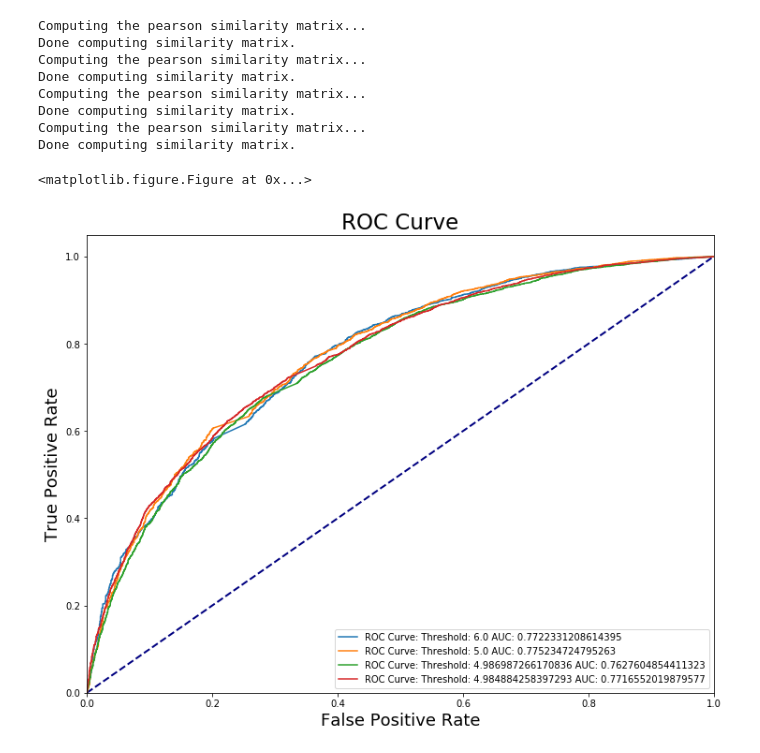
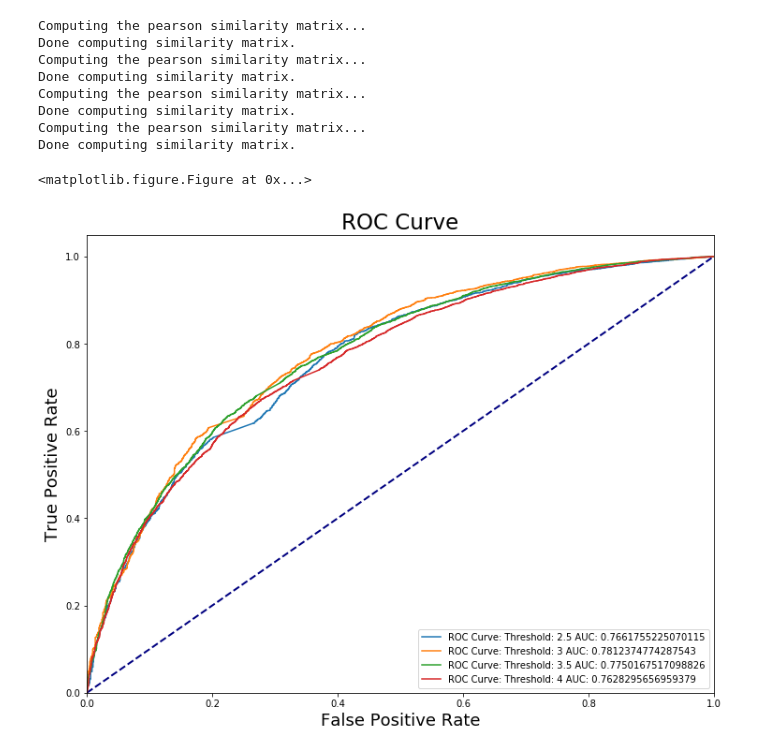
Before and after one commit to nsnguyen/ECE-219, a Jupyter notebook: project3/project_3.ipynb, the cells around one changed output. Cells and saved outputs as stored; diff of their text form; code cells hidden in the pictures.

```diff
--- a/project3/project_3.ipynb
+++ b/project3/project_3.ipynb
@@ -353,24 +363,10 @@ Computing the pearson similarity matrix...
 Done computing similarity matrix.
 Computing the pearson similarity matrix...
 Done computing similarity matrix.
-# %%
-def combined_roc_plotter(fprs, tprs, aucs, rt_th):
-    plt.gcf().clear()
-    plt.figure(figsize=(12,9))
-    plt.plot([0, 1], [0, 1], color='navy', lw=2, linestyle='--')
-    plt.xlim([0.0, 1.0])
-    plt.ylim([0.0, 1.05])
-    plt.xlabel('False Positive Rate', fontsize=18)
-    plt.ylabel('True Positive Rate', fontsize=18)
-    plt.title('ROC Curve', fontsize=23)
-    for i in range(len(fprs)):
-        plt.plot(fprs[i],tprs[i], label = 'ROC Curve: Threshold: {threshold} AUC: {auc}'.format(threshold=thresholds[i], auc=aucs[i]) )
-    plt.legend(loc="lower right")
-    plt.show()
 # %%
-combined_roc_plotter(fprs,tprs,AUCs,thresholds)
+combined_roc_plotter(fprs,tprs,AUCs,ratings_thresholds)
 # %% [output]
 <matplotlib.figure.Figure at 0x...>
-[figure, old version]
+[figure, new version]
 # %%
 # Question 16: Is the optimization problem given by equation 5 convex? Consider
```
Also changed, not shown: parts of 35 cells of this notebook.
